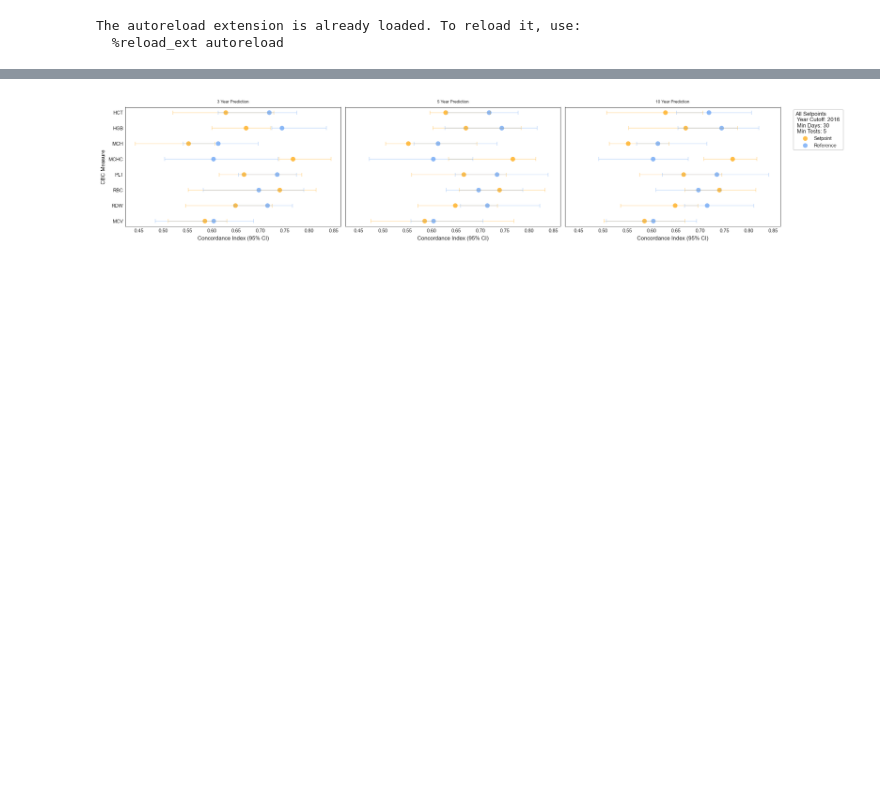
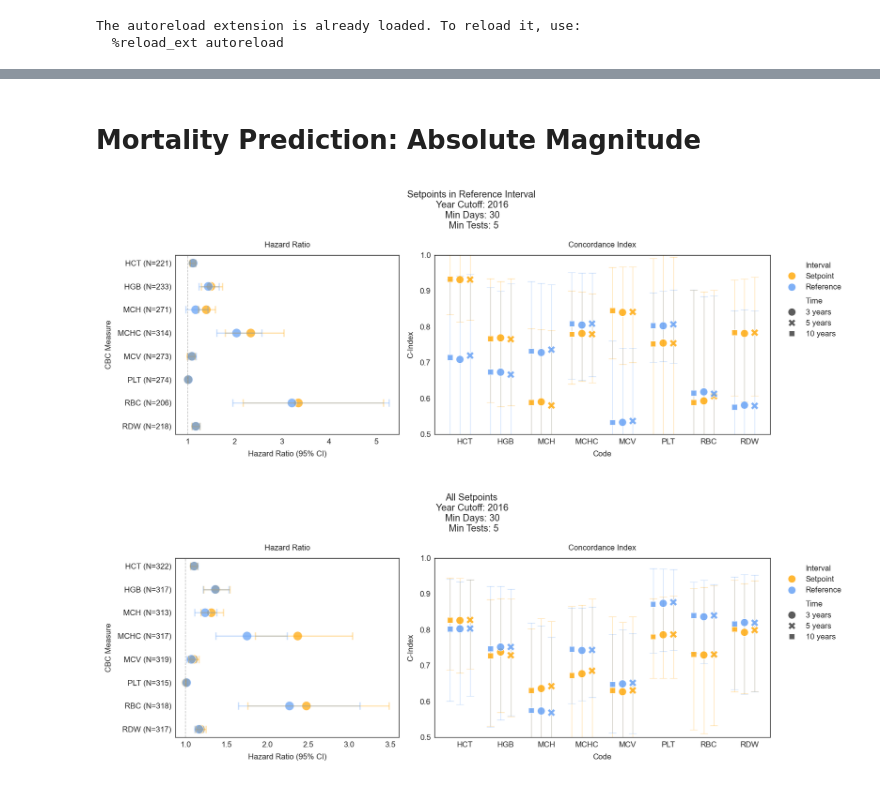
Before and after one commit to aashnapshah/setpoint, a Jupyter notebook: notebooks/mortality.ipynb, the cells around one changed output, grey strips where cells are left out. Cells and saved outputs as stored; diff of their text form; code cells hidden in the pictures; blank space fills up the shorter version.

```diff
--- a/notebooks/mortality.ipynb
+++ b/notebooks/mortality.ipynb
@@ -6,17 +6,12 @@
 import os
 import numpy as np
 import pandas as pd
-import matplotlib.pyplot as plt
-import seaborn as sns
 import sys
 import pickle
 from pathlib import Path
 from typing import Tuple
 from datetime import datetime
 from lifelines.utils import concordance_index
-
-# import lifelines coxphitter
-
 from lifelines import CoxPHFitter
 
 #add path path to data folder using sys.path
@@ -24,9 +19,33 @@ sys.path.append('../data_process/')
 from data_process import load_dataset
 from processors.outcomes import get_first_diagnosis
 from helpers import *
-
+from plots import *
 import warnings
 warnings.filterwarnings('ignore')
+
+
+# Plot styling configuration
+PLOT_STYLE = {
+    'figure.dpi': 150,
+    'font.size': 6,
+    'font.family': 'sans-serif',
+    'font.sans-serif': 'Arial',
+    'axes.labelsize': 6,
+    'legend.fontsize': 6,
+    'axes.titlesize': 6,
+    'xtick.labelsize': 6,
+    'ytick.labelsize': 6,
+    'axes.edgecolor': 'k',
+    'axes.linewidth': 0.5,
+    'axes.grid': False,
+    'axes.prop_cycle': plt.cycler(color=sns.husl_palette(h=.7)),
+    'figure.figsize': (2, 2),
+    'xtick.major.pad': -3,
+    'ytick.major.pad': -3
+}
+
+plt.rcParams.update(PLOT_STYLE)
+sns.set_theme(style="white", font='Arial', rc=PLOT_STYLE)
 # %% [output]
 The autoreload extension is already loaded. To reload it, use:
   %reload_ext autoreload
@@ -129,6 +111,18 @@ ValueError: 'xerr' must not contain negative values
-# %%
-fig, axes = plot_interval_concordance(setpoints_prognosis_2016_with_BMI[1],
-                                   f'All Setpoints \n Year Cutoff: {year_cutoff} \n Min Days: {min_days} \n Min Tests: {min_test}')
-plt.show()
-# %% [output]
-[figure, removed]
+# %% [markdown]
+# Mortality Prediction: Absolute Magnitude
+# %%
+args = {'min_days': 30, 'min_test': 5, 'year_cutoff': 2016, 'min_time': 365, 'max_time': 365*3, 'event_col': 'time_of_death'}
+dfs = {'demo_df': demo_df, 'mortality_df': mortality_df, 'cbc_df': cbc_df}
+df = process_dataframe(dfs, args)
+
+all_setpoints_prognosis = run_interval_cox_analysis(df, biomarker_type='numeric', features=[], split=True, setpoint_in_interval=True)
+ref_setpoints_prognosis = run_interval_cox_analysis(df, biomarker_type='numeric', features=[], split=True, setpoint_in_interval=False)
+
+title = f'Setpoints in Reference Interval \n Year Cutoff: {year_cutoff} \n Min Days: {min_days} \n Min Tests: {min_test}'
+plot_interval_hr_concordance(all_setpoints_prognosis, title)
+
+title = f'All Setpoints \n Year Cutoff: {year_cutoff} \n Min Days: {min_days} \n Min Tests: {min_test}'
+plot_interval_hr_concordance(ref_setpoints_prognosis, title)
+# %% [output]
+[figure, added]
+[figure, added]
```
Also changed, not shown: parts of 7 cells of this notebook, 3 other files.
